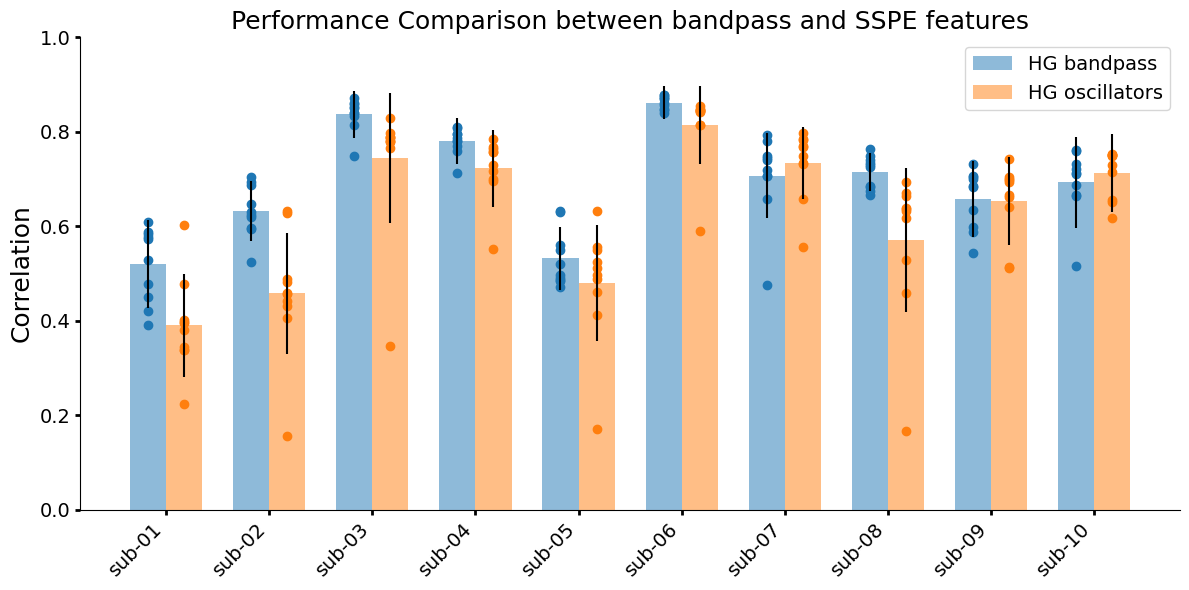
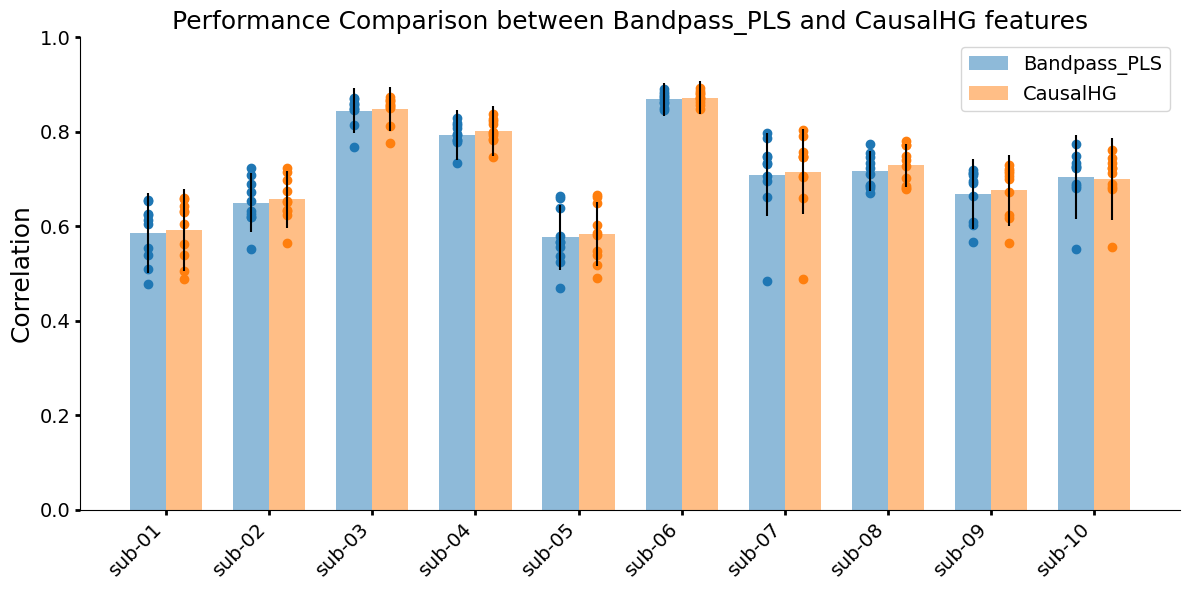
Unified diff of the notebook cell whose output changed from the first chart to the second:
--- before
+++ after
@@ -1,8 +1,6 @@
-def viz_compare_results(prefix_a, prefix_b):
+'''def viz_compare_results(prefix_a, prefix_b):
     result_path = r'./results'
     #Load correlation results
     
-    prefix = 'all_oscs' #'HG' #
-    #prefix = '30_170_oscs'
 
     allRes_a = np.load(os.path.join(result_path, f'{prefix_a}linearResults.npy'))
@@ -37,5 +35,5 @@
     # Plot Method B bars (right side of the tick)
     rects2 = ax.bar(x + width/2, mean_b, width, yerr=std_b, 
-                    label='HG oscillators', alpha=0.5, color='C' + str(1)) #'indianred')
+                    label='SSPE oscillators', alpha=0.5, color='C' + str(1)) #'indianred')
 
     # Add scatter points for individual observations
@@ -53,5 +51,5 @@
     # Styling
     ax.set_ylabel('Correlation', fontsize=18)
-    ax.set_title('Performance Comparison between bandpass and SSPE features', fontsize=18)#, fontweight="bold")
+    ax.set_title('Performance Comparison between bandpass and SSPE features with PLS', fontsize=18)#, fontweight="bold")
     ax.set_xticks(x)
     ax.set_xticklabels([f'sub-{i+1:02d}' for i in x], rotation=45, ha='right', fontsize=14)
@@ -71,34 +69,5 @@
     
     '''
-    #Barplot of average results
-    plt.bar(x,meanCorrs,yerr=stdCorrs,alpha=0.5,color=colors)
-    for p in range(allRes.shape[0]):
-        #Add mean results of each patient as scatter points
-        plt.scatter(np.zeros(allRes[p,:,:].shape[0])+p,np.mean(allRes[p,:,:],axis=1),color=colors[p])
-
-    plt.set_xticks(x)
-    plt.set_xticklabels(['sub-' + "{:02d}".format(i+1) for i in x],rotation=45, ha='right',fontsize=20)
-    plt.set_ylim(0,1)
-    plt.set_ylabel('Correlation')
-    #Title
-    plt.set_title('Performance Comparison between bandpass and SSPE features',fontsize=20,fontweight="bold")
-    # Make pretty
-    plt.setp(plt.spines.values(), linewidth=2)
-    #The ticks
-    plt.xaxis.set_tick_params(width=2)
-    plt.yaxis.set_tick_params(width=2)
-    plt.xaxis.label.set_fontsize(20)
-    plt.yaxis.label.set_fontsize(20)
-    c = [a.set_fontsize(20) for a in plt.get_yticklabels()]
-
-    #Despine
-    plt.spines['right'].set_visible(False)
-    plt.spines['top'].set_visible(False)
 
 
-    plt.tight_layout()
-    #plt.savefig(os.path.join(result_path,f'{prefix}results.png'),dpi=600)
-    plt.show()
-    '''
-
-viz_compare_results('HG', '70_170_oscs')
+viz_compare_results('Bandpass_PLS', 'CausalHG')

Commit: code at meeting 13 may, added phase and pac and fixed important bug